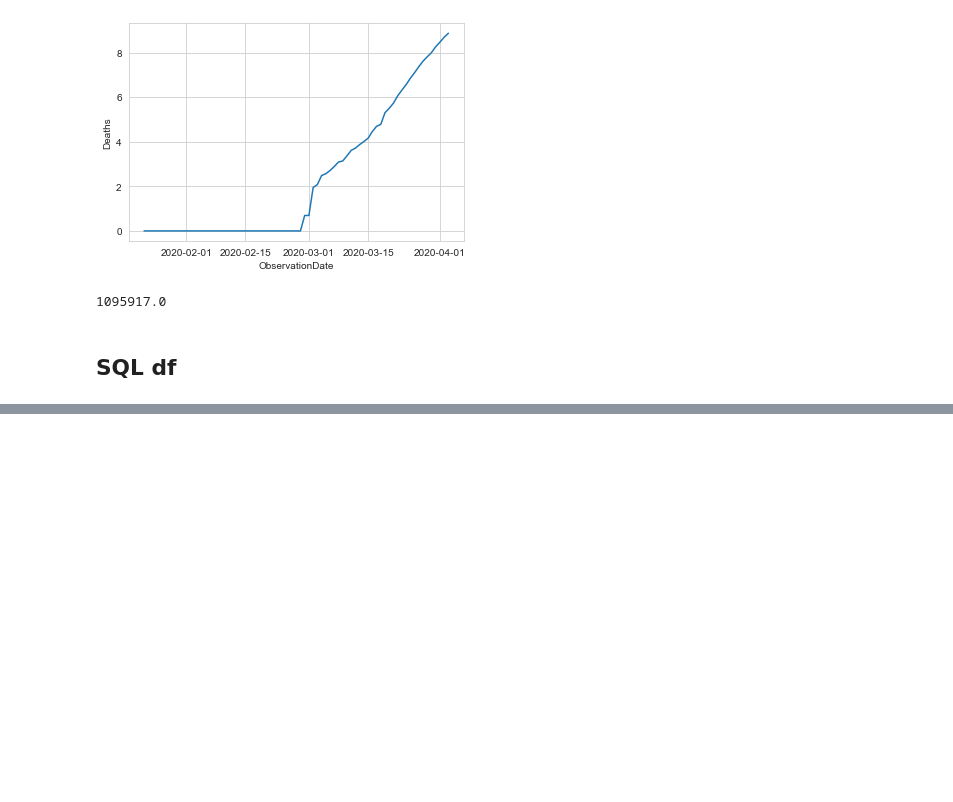
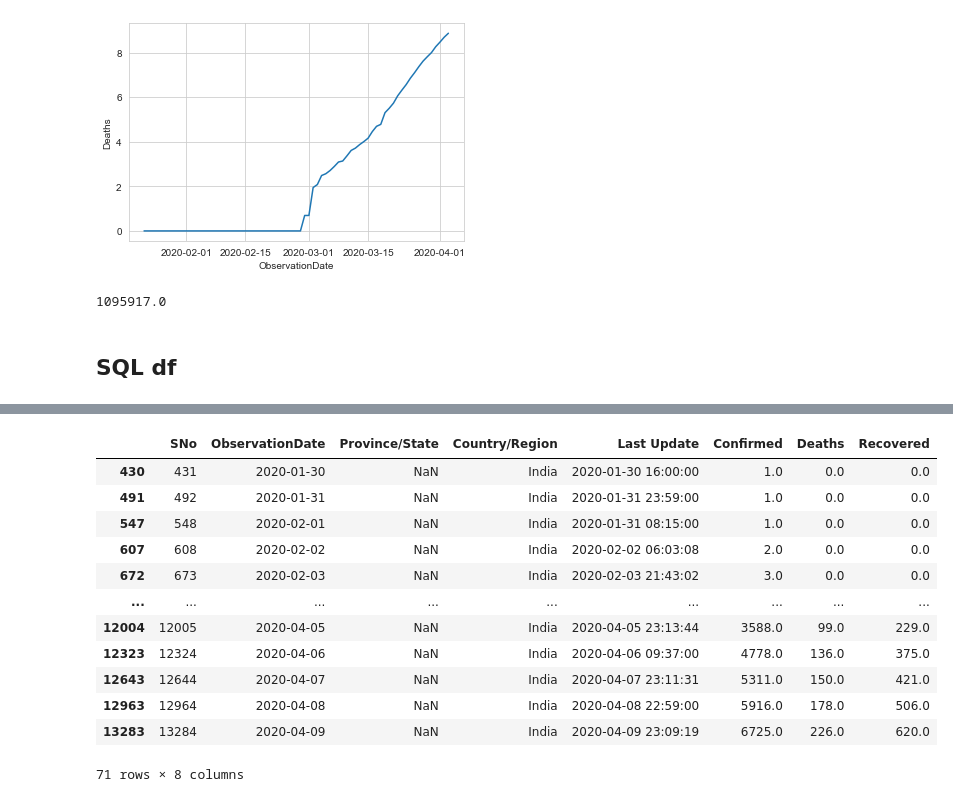
Before and after one commit to eeshsingh123/Covid19_Analysis, a Jupyter notebook: concepts/covid_19_analysis_wordwide.ipynb, the cells around one changed output, grey strips where cells are left out. Cells and saved outputs as stored; diff of their text form; code cells hidden in the pictures; blank space fills up the shorter version.

```diff
--- a/concepts/covid_19_analysis_wordwide.ipynb
+++ b/concepts/covid_19_analysis_wordwide.ipynb
@@ -182,0 +128,5 @@ KeyError: 'recent-tweets-table-unverified.children'
+# %%
+covid_data = pd.read_csv(f"{BASE_PATH}\\kaggle_data\\covid_19_data.csv")
+# %%
+covid_data["ObservationDate"] = pd.to_datetime(covid_data["ObservationDate"])
+covid_data["Last Update"] = pd.to_datetime(covid_data["Last Update"])
@@ -182,0 +142,16 @@ KeyError: 'recent-tweets-table-unverified.children'
+# %%
+covid_data[covid_data["Country/Region"]=="India"]
+# %% [output]
+|  | SNo | ObservationDate | Province/State | Country/Region | Last Update | Confirmed | Deaths | Recovered |
+| 430 | 431 | 2020-01-30 | NaN | India | 2020-01-30 16:00:00 | 1.0 | 0.0 | 0.0 |
+| 491 | 492 | 2020-01-31 | NaN | India | 2020-01-31 23:59:00 | 1.0 | 0.0 | 0.0 |
+| 547 | 548 | 2020-02-01 | NaN | India | 2020-01-31 08:15:00 | 1.0 | 0.0 | 0.0 |
+| 607 | 608 | 2020-02-02 | NaN | India | 2020-02-02 06:03:08 | 2.0 | 0.0 | 0.0 |
+| 672 | 673 | 2020-02-03 | NaN | India | 2020-02-03 21:43:02 | 3.0 | 0.0 | 0.0 |
+| ... | ... | ... | ... | ... | ... | ... | ... | ... |
+| 12004 | 12005 | 2020-04-05 | NaN | India | 2020-04-05 23:13:44 | 3588.0 | 99.0 | 229.0 |
+| 12323 | 12324 | 2020-04-06 | NaN | India | 2020-04-06 09:37:00 | 4778.0 | 136.0 | 375.0 |
+| 12643 | 12644 | 2020-04-07 | NaN | India | 2020-04-07 23:11:31 | 5311.0 | 150.0 | 421.0 |
+| 12963 | 12964 | 2020-04-08 | NaN | India | 2020-04-08 22:59:00 | 5916.0 | 178.0 | 506.0 |
+| 13283 | 13284 | 2020-04-09 | NaN | India | 2020-04-09 23:09:19 | 6725.0 | 226.0 | 620.0 |
+71 rows × 8 columns
```
Also changed, not shown: parts of 25 cells of this notebook, 3 other files.
